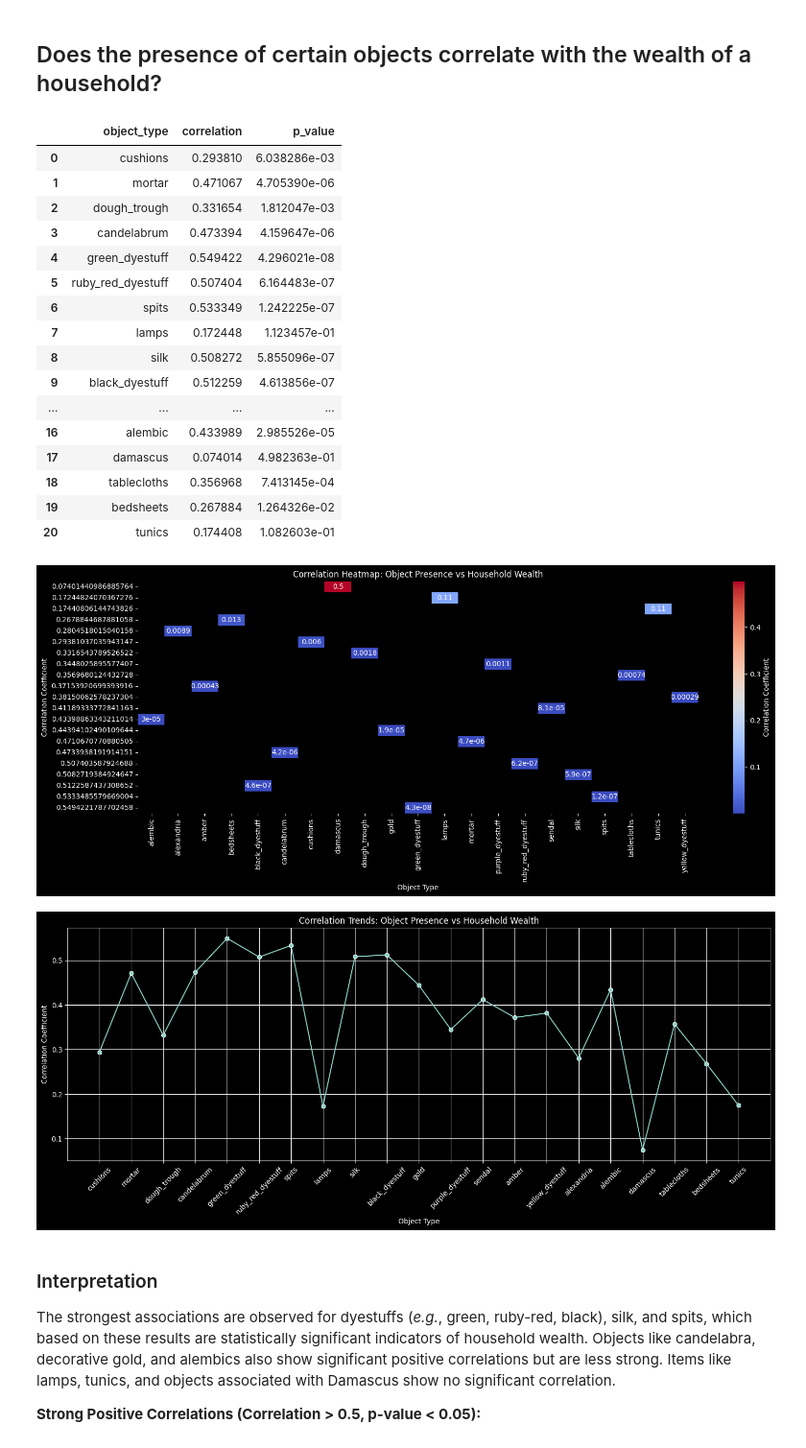
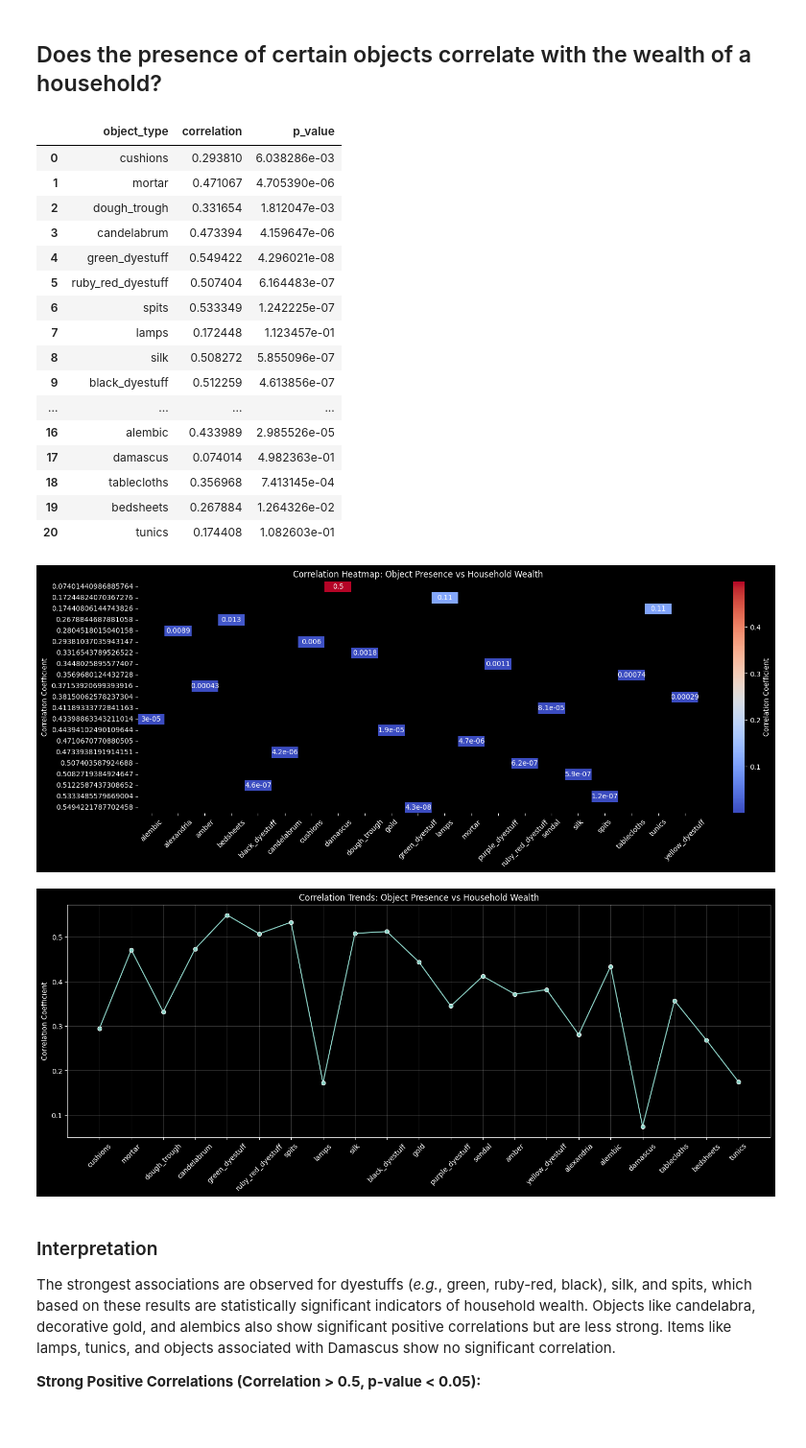
Before and after one commit to gpizzorno/marseille-luxury-objects, a Jupyter notebook: luxury-items.ipynb, the cells around one changed output. Shown at 96% size. Saved outputs shown, nothing was run; the diff lists cells and outputs as text; code cells hidden in the pictures.

```diff
--- a/luxury-items.ipynb
+++ b/luxury-items.ipynb
@@ -398,39 +412,40 @@ sns.heatmap(
     cbar_kws={'label': 'Correlation Coefficient'},
 )
 plt.title('Correlation Heatmap: Object Presence vs Household Wealth')
-plt.xlabel('Object Type')
+plt.xlabel(None)
 plt.ylabel('Correlation Coefficient')
+plt.xticks(rotation=45)
 plt.show()
 
 # Lineplot for correlations
 plt.figure(figsize=(18, 6))
 sns.lineplot(data=correlation_df, x='object_type', y='correlation', marker='o')
 plt.title('Correlation Trends: Object Presence vs Household Wealth')
-plt.xlabel('Object Type')
+plt.xlabel(None)
 plt.ylabel('Correlation Coefficient')
 plt.xticks(rotation=45)
-plt.grid(True)  # noqa: FBT003
+plt.grid(True, alpha=0.2)  # noqa: FBT003
 plt.show()
 # %% [output]
 |  | object_type | correlation | p_value |
 | 0 | cushions | 0.293810 | 6.038286e-03 |
 | 1 | mortar | 0.471067 | 4.705390e-06 |
 | 2 | dough_trough | 0.331654 | 1.812047e-03 |
 | 3 | candelabrum | 0.473394 | 4.159647e-06 |
 | 4 | green_dyestuff | 0.549422 | 4.296021e-08 |
 | 5 | ruby_red_dyestuff | 0.507404 | 6.164483e-07 |
 | 6 | spits | 0.533349 | 1.242225e-07 |
 | 7 | lamps | 0.172448 | 1.123457e-01 |
 | 8 | silk | 0.508272 | 5.855096e-07 |
 | 9 | black_dyestuff | 0.512259 | 4.613856e-07 |
 | ... | ... | ... | ... |
 | 16 | alembic | 0.433989 | 2.985526e-05 |
 | 17 | damascus | 0.074014 | 4.982363e-01 |
 | 18 | tablecloths | 0.356968 | 7.413145e-04 |
 | 19 | bedsheets | 0.267884 | 1.264326e-02 |
 | 20 | tunics | 0.174408 | 1.082603e-01 |
-[figure, old version]
+[figure, new version]
-[figure, old version]
+[figure, new version]
 # %% [markdown]
 ### Interpretation
 
```
Also changed, not shown: parts of 16 cells of this notebook.
